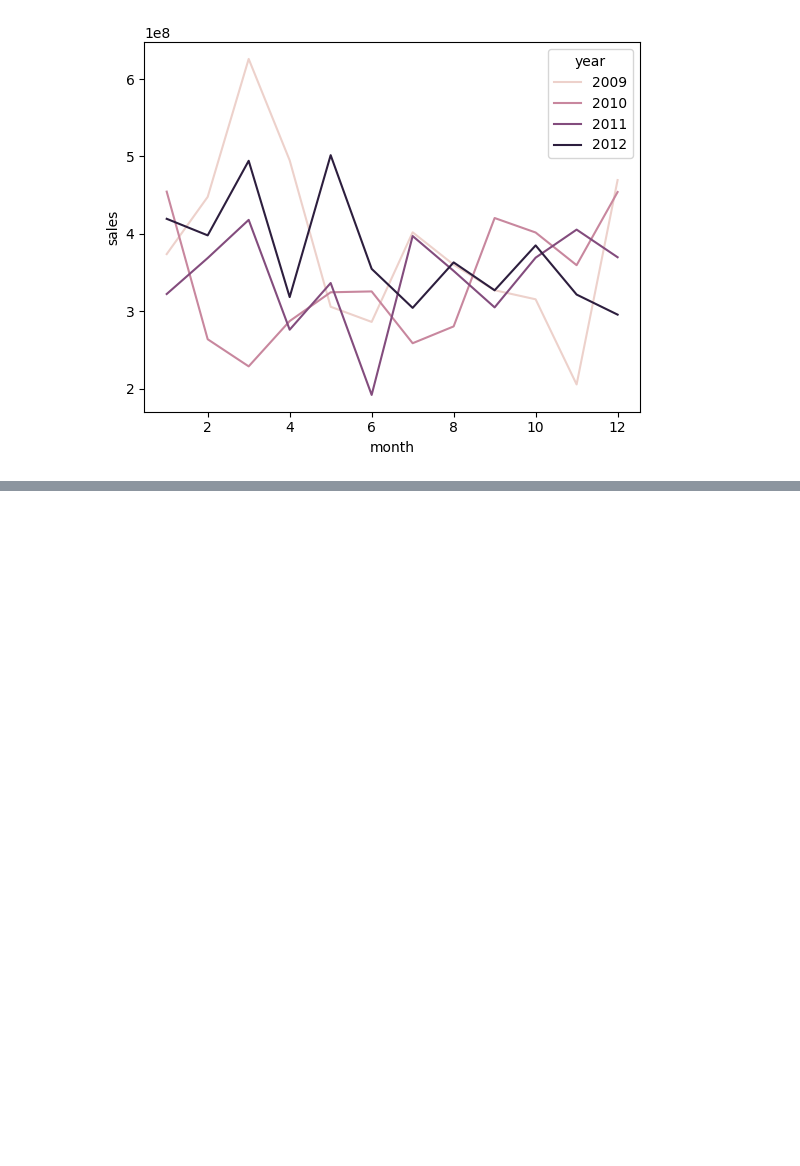
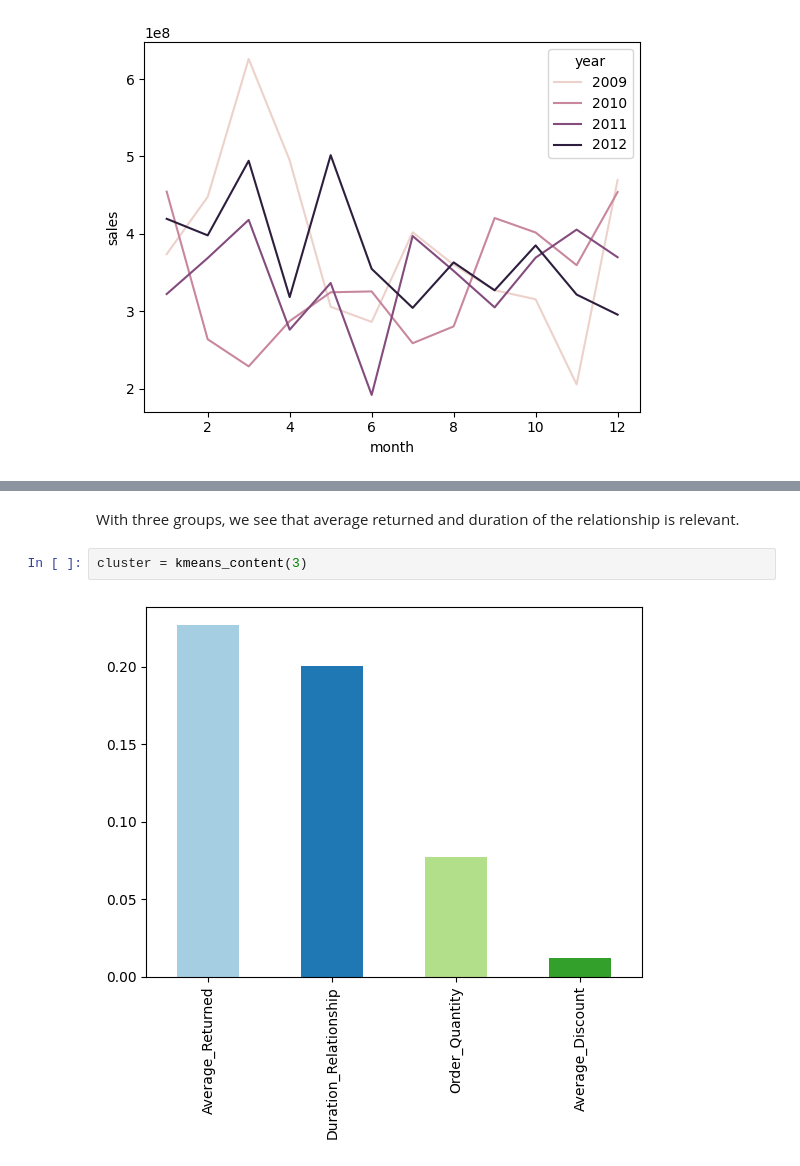
Before and after one commit to BeJa1996/kaggle, a Jupyter notebook: Sales_Analysis.ipynb, the cells around one changed output, grey strips where cells are left out. Drawn from its saved outputs; the diff is of its cells as text; blank space fills up the shorter version.

```diff
--- a/Sales_Analysis.ipynb
+++ b/Sales_Analysis.ipynb
@@ -243,0 +348,6 @@ df.groupby()
+# %% [markdown]
+With three groups, we see that average returned and duration of the relationship is relevant.
+# %%
+cluster = kmeans_content(3)
+# %% [output]
+[figure, added]
```
Also changed, not shown: parts of 21 cells of this notebook.
